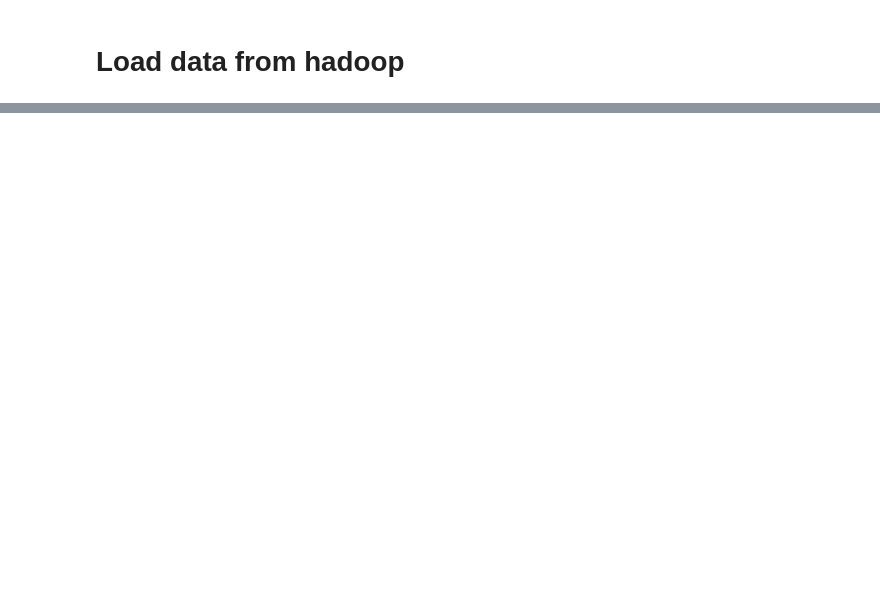
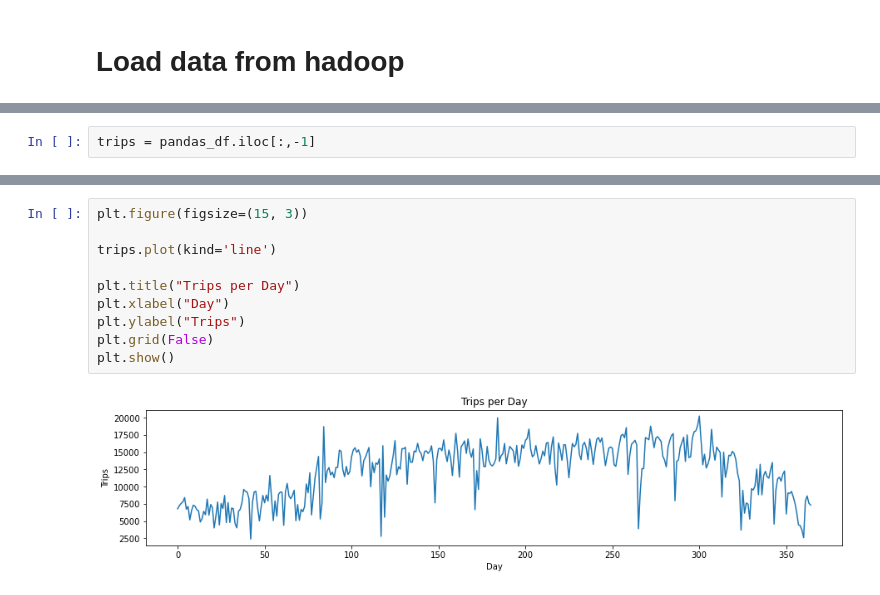
Before and after one commit to jmdtanalyst/CA01_Sem_02_MSc_Data_Analytics, a Jupyter notebook: RNN_Time_Series.ipynb, the cells around one changed output, grey strips where cells are left out. Drawn from its saved outputs; the diff is of its cells as text; blank space fills up the shorter version.

```diff
--- a/RNN_Time_Series.ipynb
+++ b/RNN_Time_Series.ipynb
@@ -139,0 +178,2 @@ print((df.count(), len(df.columns)))
+# %%
+trips = pandas_df.iloc[:,-1]
@@ -139,0 +184,12 @@ print((df.count(), len(df.columns)))
+# %%
+plt.figure(figsize=(15, 3))
+
+trips.plot(kind='line')
+
+plt.title("Trips per Day")
+plt.xlabel("Day")
+plt.ylabel("Trips")
+plt.grid(False)
+plt.show()
+# %% [output]
+[figure, added]
```
Also changed, not shown: parts of 28 cells of this notebook.
